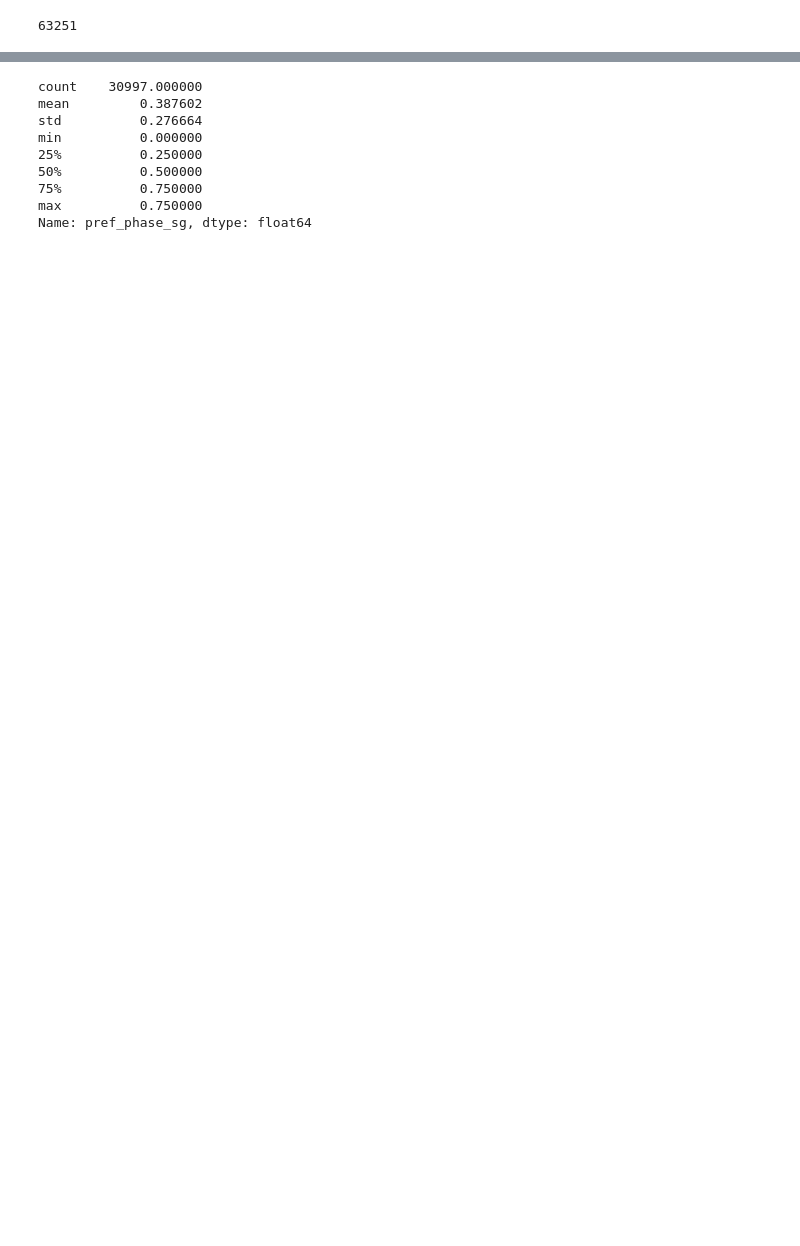
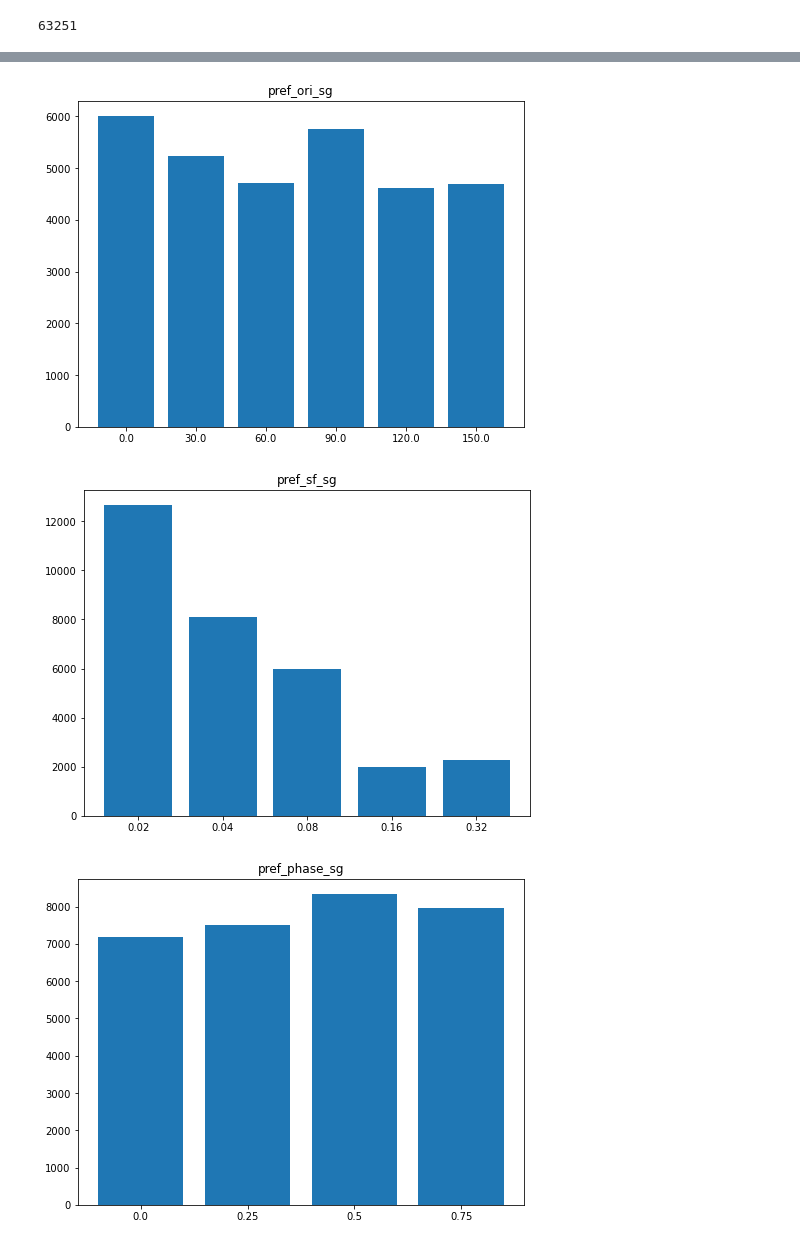
Before and after one commit to marcoabrate/wp1, a Jupyter notebook: data_allen/explore_visp_data.ipynb, the cells around one changed output, grey strips where cells are left out. Drawn from its saved outputs; the diff is of its cells as text; code cells hidden in the pictures; blank space fills up the shorter version.

```diff
--- a/data_allen/explore_visp_data.ipynb
+++ b/data_allen/explore_visp_data.ipynb
@@ -72,12 +92,16 @@ len(df_dropna)
 # %%
-df["pref_phase_sg"].describe()
+for c in sg_cols:
+    print()
+    print()
+    plt.figure(figsize=(8, 6))
+    plt.title(c)
+    b = df_sg.groupby(c).count().iloc[:,0]
+    x = b.index.tolist()
+    h = b.tolist()
+    plt.xticks(range(len(x)), x)
+    plt.bar(range(len(x)), h)
+    plt.show()
 # %% [output]
-count    30997.000000
-mean         0.387602
-std          0.276664
-min          0.000000
-25%          0.250000
-50%          0.500000
-75%          0.750000
-max          0.750000
-Name: pref_phase_sg, dtype: float64
+[figure, added]
+[figure, added]
+[figure, added]
```
Also changed, not shown: parts of 10 cells of this notebook, 13 other files.
